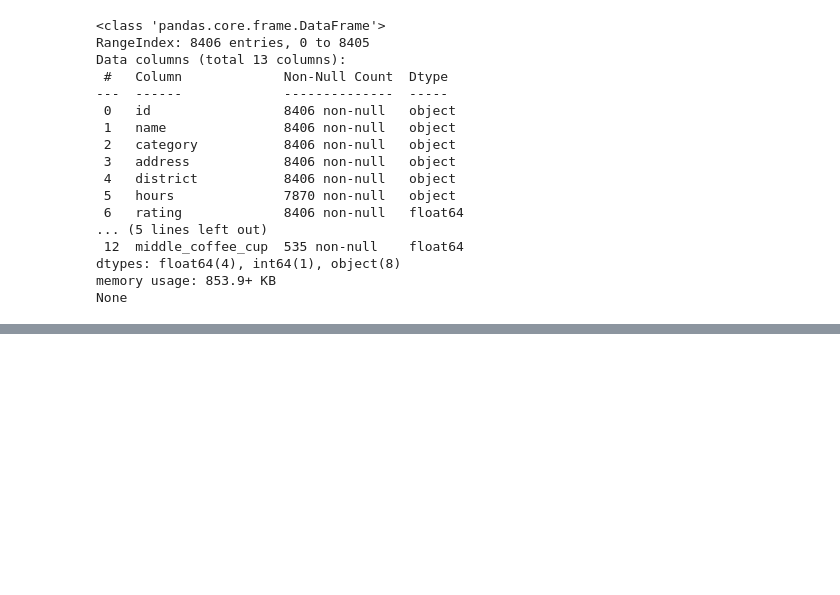
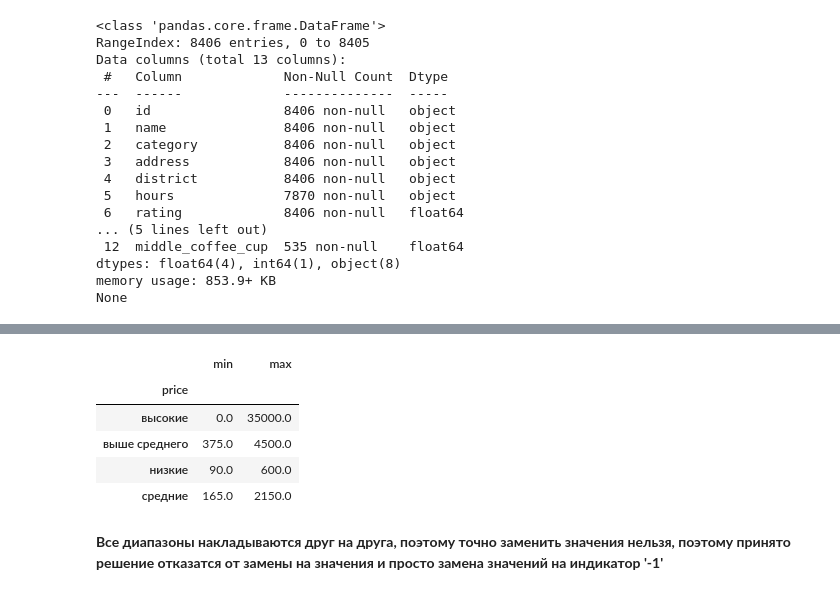
Before and after one commit to CAH0/Moscow_catering_market_research, a Jupyter notebook: File_analitics.ipynb, the cells around one changed output, grey strips where cells are left out. Cells and saved outputs as stored; diff of their text form; code cells hidden in the pictures; blank space fills up the shorter version.

```diff
--- a/File_analitics.ipynb
+++ b/File_analitics.ipynb
@@ -166,0 +256,11 @@ None
+# %%
+display(df.groupby('price')['middle_avg_bill'].agg(['min','max']))
+# %% [output]
+|  | min | max |
+| price |  |  |
+| высокие | 0.0 | 35000.0 |
+| выше среднего | 375.0 | 4500.0 |
+| низкие | 90.0 | 600.0 |
+| средние | 165.0 | 2150.0 |
+# %% [markdown]
+**Все диапазоны накладываются друг на друга, поэтому точно заменить значения нельзя, поэтому принято решение отказатся от замены на значения и просто замена значений на индикатор '-1'**
```
Also changed, not shown: parts of 18 cells of this notebook.
